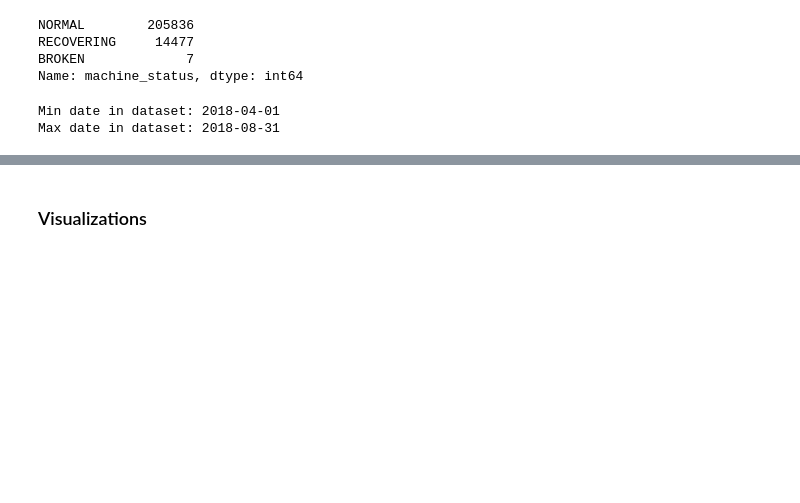
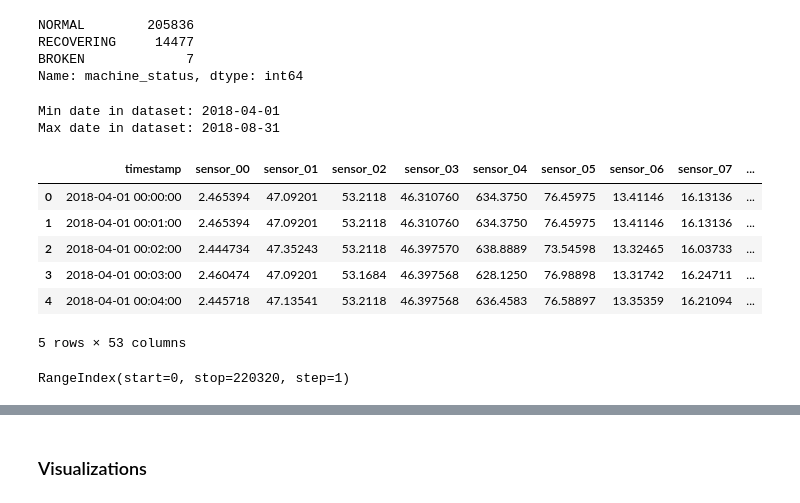
Before and after one commit to ThingsSolver/pyflink-payten, a Jupyter notebook: ML-payten/notebooks/Z_Score.ipynb, the cells around one changed output, grey strips where cells are left out. Cells and saved outputs as stored; diff of their text form; code cells hidden in the pictures; blank space fills up the shorter version.

```diff
--- a/ML-payten/notebooks/Z_Score.ipynb
+++ b/ML-payten/notebooks/Z_Score.ipynb
@@ -272,5 +383,19 @@ print('Max date in dataset:', df['timestamp'].max().date())
 Min date in dataset: 2018-04-01
 Max date in dataset: 2018-08-31
 # %%
-train_data_minute = pd.read_csv('train_data.csv')
+train_data_minute = pd.read_csv('../data/train_data.csv')
 train_data_minute['timestamp'] = pd.to_datetime(train_data_minute['timestamp'])
+# %%
+train_data_minute.head()
+# %% [output]
+|  | timestamp | sensor_00 | sensor_01 | sensor_02 | sensor_03 | sensor_04 | sensor_05 | sensor_06 | sensor_07 | ... |
+| 0 | 2018-04-01 00:00:00 | 2.465394 | 47.09201 | 53.2118 | 46.310760 | 634.3750 | 76.45975 | 13.41146 | 16.13136 | ... |
+| 1 | 2018-04-01 00:01:00 | 2.465394 | 47.09201 | 53.2118 | 46.310760 | 634.3750 | 76.45975 | 13.41146 | 16.13136 | ... |
+| 2 | 2018-04-01 00:02:00 | 2.444734 | 47.35243 | 53.2118 | 46.397570 | 638.8889 | 73.54598 | 13.32465 | 16.03733 | ... |
+| 3 | 2018-04-01 00:03:00 | 2.460474 | 47.09201 | 53.1684 | 46.397568 | 628.1250 | 76.98898 | 13.31742 | 16.24711 | ... |
+| 4 | 2018-04-01 00:04:00 | 2.445718 | 47.13541 | 53.2118 | 46.397568 | 636.4583 | 76.58897 | 13.35359 | 16.21094 | ... |
+5 rows × 53 columns
+# %%
+train_data_minute.index
+# %% [output]
+RangeIndex(start=0, stop=220320, step=1)
```
Also changed, not shown: parts of 21 cells of this notebook, 1 other file.
